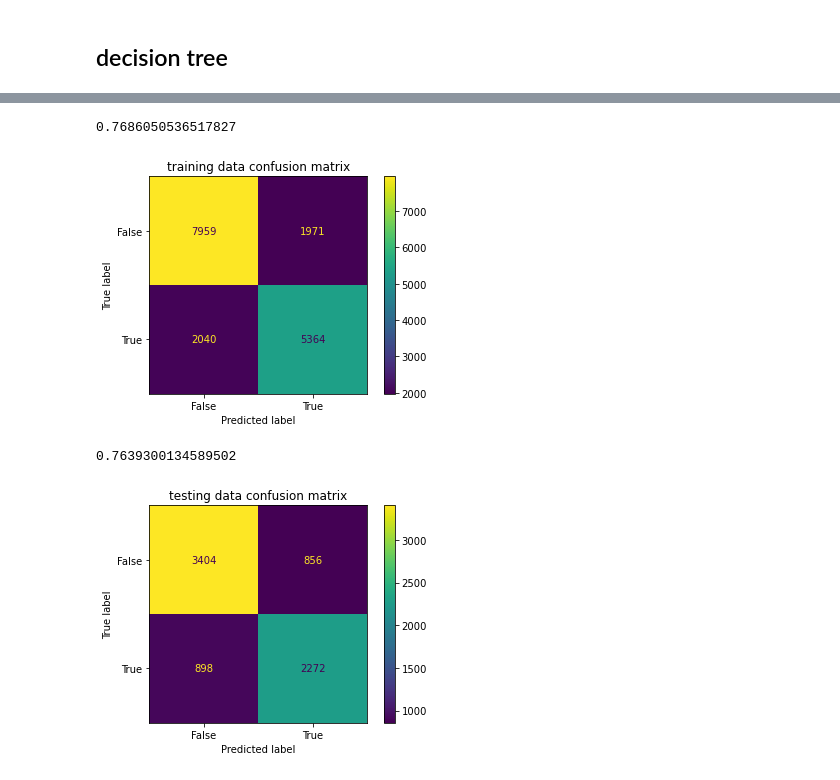
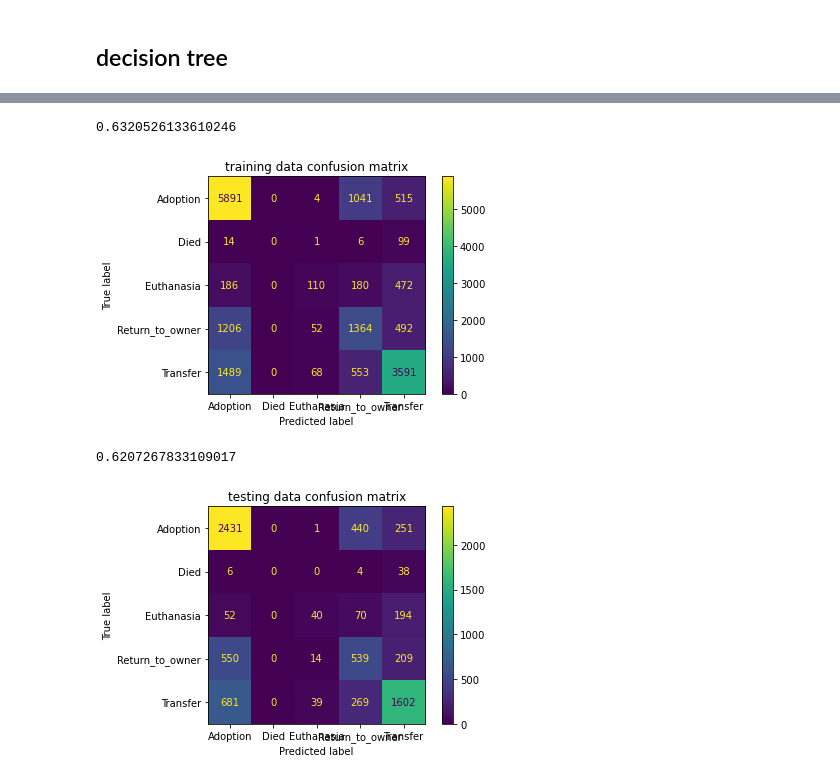
Before and after one commit to DavidSiegl/Animal-Shelter-Analysis, a Jupyter notebook: decision_tree.ipynb, the cells around one changed output, grey strips where cells are left out. Cells and saved outputs as stored; diff of their text form; code cells hidden in the pictures.

```diff
--- a/decision_tree.ipynb
+++ b/decision_tree.ipynb
@@ -103,17 +36,0 @@ plt.show()
-# %%
-#search a good model
-rf = ensemble.RandomForestClassifier()
-
-param_dict = {'max_depth':[10, 20, None], 'criterion':["gini", "entropy"], 'n_estimators':[100],
-              'max_features':['auto', None], 'min_samples_split':[100, 300, 1000], 'min_samples_leaf':[2, 8, 16]}
-
-clf2 = model_selection.GridSearchCV(rf, param_grid = param_dict, n_jobs=-1)
-
-clf2.fit(x_train,y_train)
-
-print(clf2.best_score_)
-print(clf2.best_params_)
-
-results = pd.DataFrame(clf2.cv_results_)
-
-results
@@ -169,18 +40,17 @@ plt.show()
 #search a good model
 tr = tree.DecisionTreeClassifier()
 
-param_dict = {'max_depth':[10], 'criterion':["gini", "entropy"], 'max_features':['auto', None],
-              'min_samples_split':[100, 300, 1000], 'splitter':['best', 'random'], 'min_samples_leaf':[4, 16, 64],
-             'ccp_alpha':[0, 1e-7, 1e-5, 1e-3]}
+param_dict = {'max_depth':[5], 'criterion':["gini", "entropy"], 'max_features':['auto', None],
+              'splitter':['best', 'random']}
 
-clf3 = model_selection.GridSearchCV(tr, param_grid = param_dict, n_jobs = -1)
+clf = model_selection.GridSearchCV(tr, param_grid = param_dict, n_jobs = -1)
 
-clf3.fit(x_train,y_train)
+clf.fit(x_train,y_train)
 
-print(clf3.best_score_)
-print(clf3.best_params_)
+print(clf.best_score_)
+print(clf.best_params_)
 
-results = pd.DataFrame(clf3.cv_results_)
+results = pd.DataFrame(clf.cv_results_)
 
 results
 # %% [output]
@@ -206,27 +68,25 @@ results
 # %%
 #training score
-clf3.score(x_train,y_train)
+clf.score(x_train,y_train)
 # %% [output]
-0.7686050536517827
+0.6320526133610246
 # %%
 fig,ax = plt.subplots()
-metrics.ConfusionMatrixDisplay.from_estimator(clf3,x_train,y_train,ax=ax)
+metrics.ConfusionMatrixDisplay.from_estimator(clf,x_train,y_train,ax=ax)
 ax.set_title('training data confusion matrix')
-#ax.set_xticklabels(labels=['Adoption','Died','Euthanasia','Return to Owner','Transfer'],rotation=30)
 plt.show()
 # %% [output]
-[figure, old version]
+[figure, new version]
 # %%
 #testing score
-clf3.score(x_test,y_test)
+clf.score(x_test,y_test)
 # %% [output]
-0.7639300134589502
+0.6207267833109017
 # %%
 fig,ax = plt.subplots()
-metrics.ConfusionMatrixDisplay.from_estimator(clf3,x_test,y_test,ax=ax)
+metrics.ConfusionMatrixDisplay.from_estimator(clf,x_test,y_test,ax=ax)
 ax.set_title('testing data confusion matrix')
-#ax.set_xticklabels(labels=['Adoption','Died','Euthanasia','Return to Owner','Transfer'],rotation=30)
 plt.show()
 # %% [output]
-[figure, old version]
+[figure, new version]
 # %%
```
Also changed, not shown: parts of 17 cells of this notebook, 1 other file.
